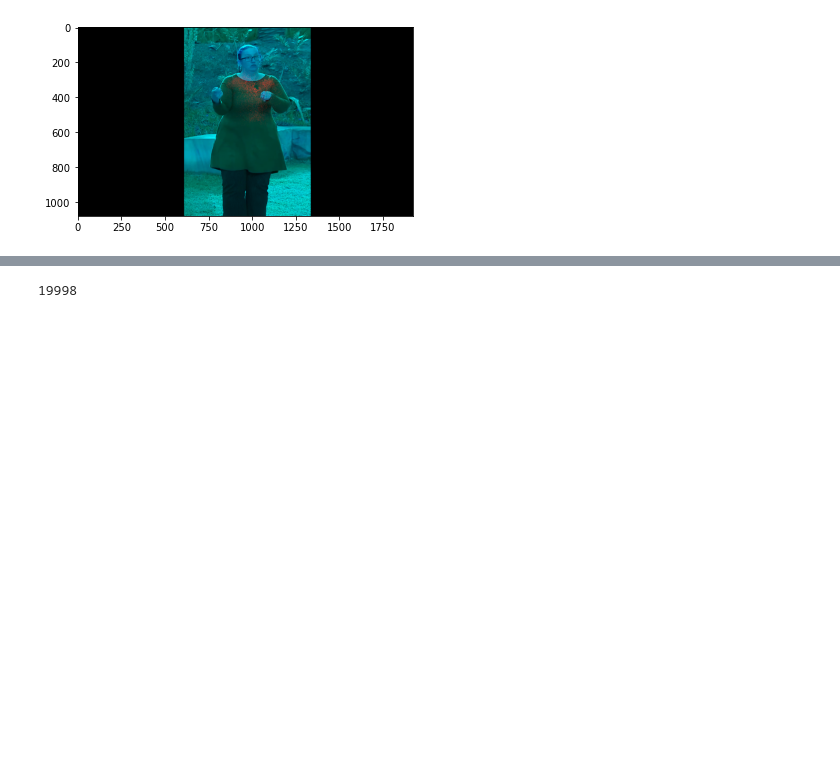
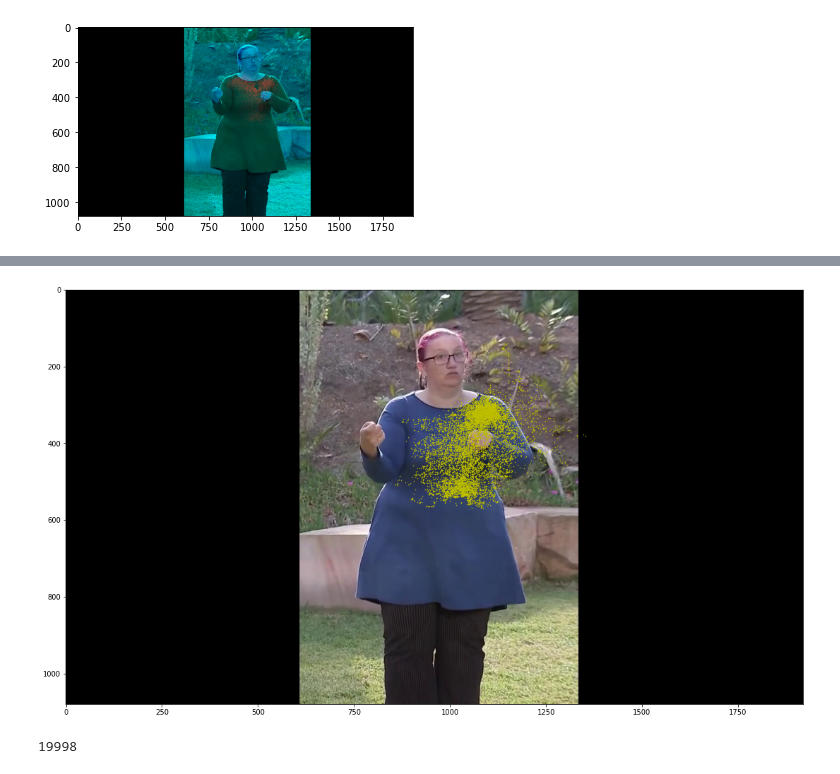
Before and after one commit to tannishpage/video_symbolizer, a Jupyter notebook: vido_symbolizer_notebook.ipynb, the cells around one changed output, grey strips where cells are left out. Saved outputs shown, nothing was run; the diff lists cells and outputs as text; code cells hidden in the pictures; blank space fills up the shorter version.

```diff
--- a/vido_symbolizer_notebook.ipynb
+++ b/vido_symbolizer_notebook.ipynb
@@ -701,3 +683,14 @@ Finished..
+# %%
+fig = plt.figure(2)
+fig.set_size_inches((19.2, 10.8))
+background_image = cv2.imread(background_image_loc)
+background_image = cv2.cvtColor(background_image, cv2.COLOR_BGR2RGB)
+height, width, _ = background_image.shape
+plt.plot(data["Left Hand.x"][0:num_points]*width, data["Left Hand.y"][0:num_points]*height, "yo", markersize=0.5)
+plt.imshow(background_image)
+plt.show()
+# %% [output]
+[figure, added]
 # %%
 print(len(all_points))
 # %% [output]
```
Also changed, not shown: parts of 3 cells of this notebook, 8 other files.
